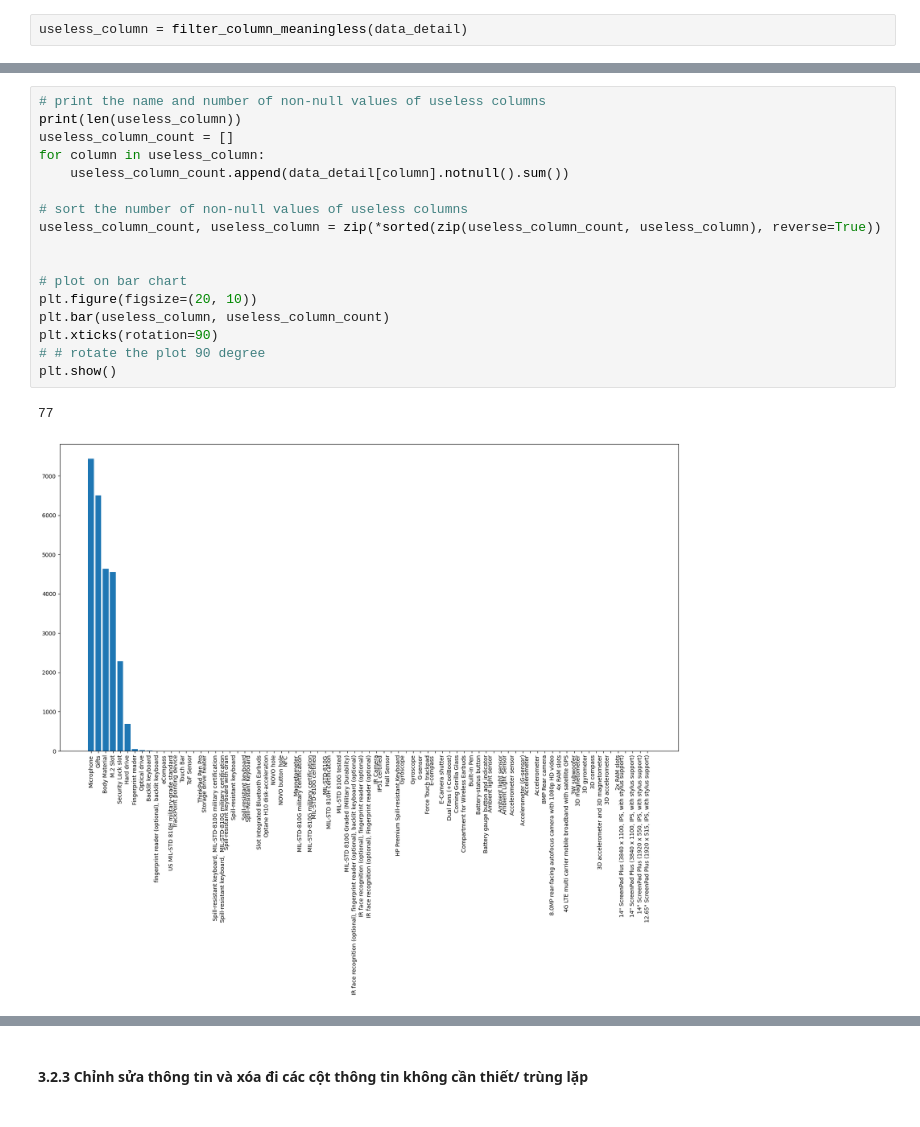
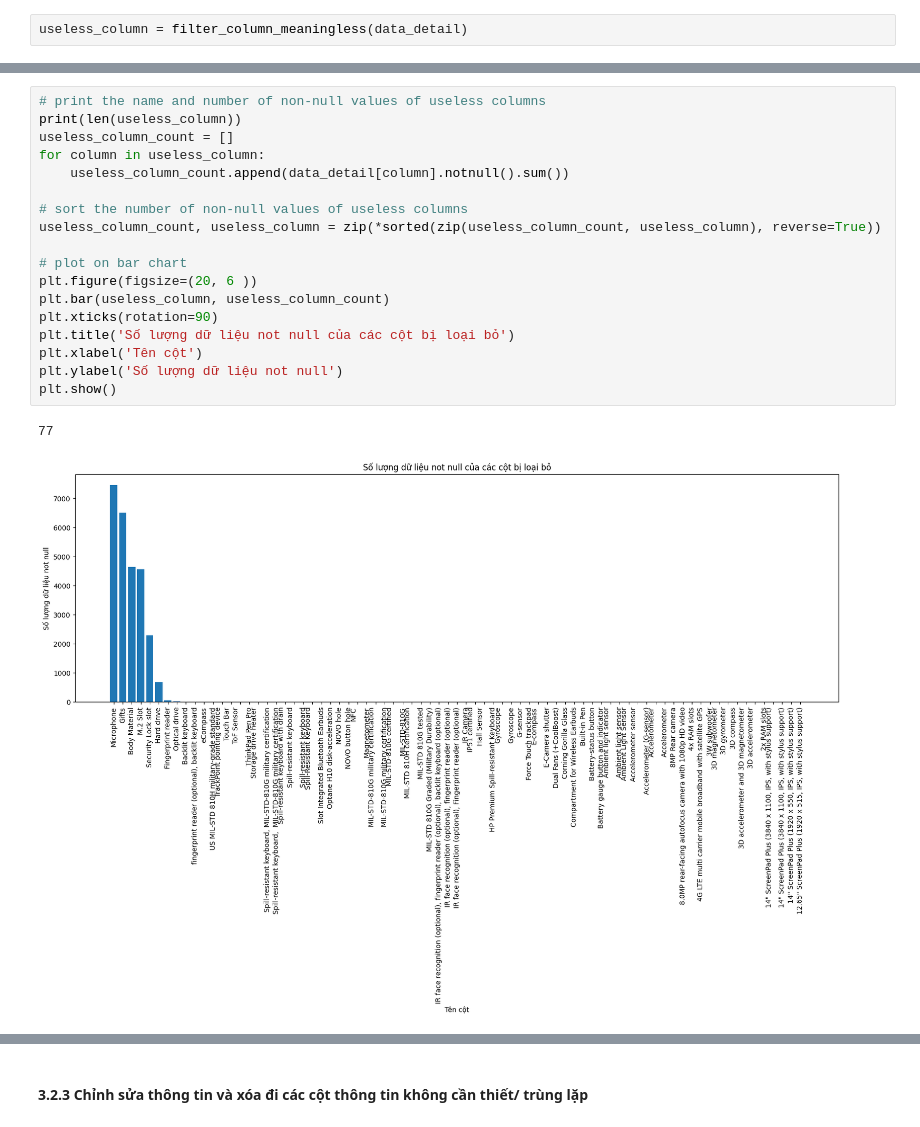
Before and after one commit to vm7608/DS-Final-Predict-Laptop-Price, a Jupyter notebook: khdl_10k/data_cleaning.ipynb, the cells around one changed output, grey strips where cells are left out. Cells and saved outputs as stored; diff of their text form.

```diff
--- a/khdl_10k/data_cleaning.ipynb
+++ b/khdl_10k/data_cleaning.ipynb
@@ -134,23 +106,24 @@ Name: count, Length: 143, dtype: int64
 # %%
 # print the name and number of non-null values of useless columns
 print(len(useless_column))
 useless_column_count = []
 for column in useless_column:
     useless_column_count.append(data_detail[column].notnull().sum())
 
 # sort the number of non-null values of useless columns
 useless_column_count, useless_column = zip(*sorted(zip(useless_column_count, useless_column), reverse=True))
 
-
 # plot on bar chart
-plt.figure(figsize=(20, 10))
+plt.figure(figsize=(20, 6 ))
 plt.bar(useless_column, useless_column_count)
 plt.xticks(rotation=90)
-# # rotate the plot 90 degree
+plt.title('Số lượng dữ liệu not null của các cột bị loại bỏ')
+plt.xlabel('Tên cột')
+plt.ylabel('Số lượng dữ liệu not null')
 plt.show()
 # %% [output]
 77
-[figure, old version]
+[figure, new version]
 # %%
 
 data = data_detail.drop(columns=filter_column_meaningless(data_detail))
```
Also changed, not shown: parts of 79 cells of this notebook, 35 other files.
